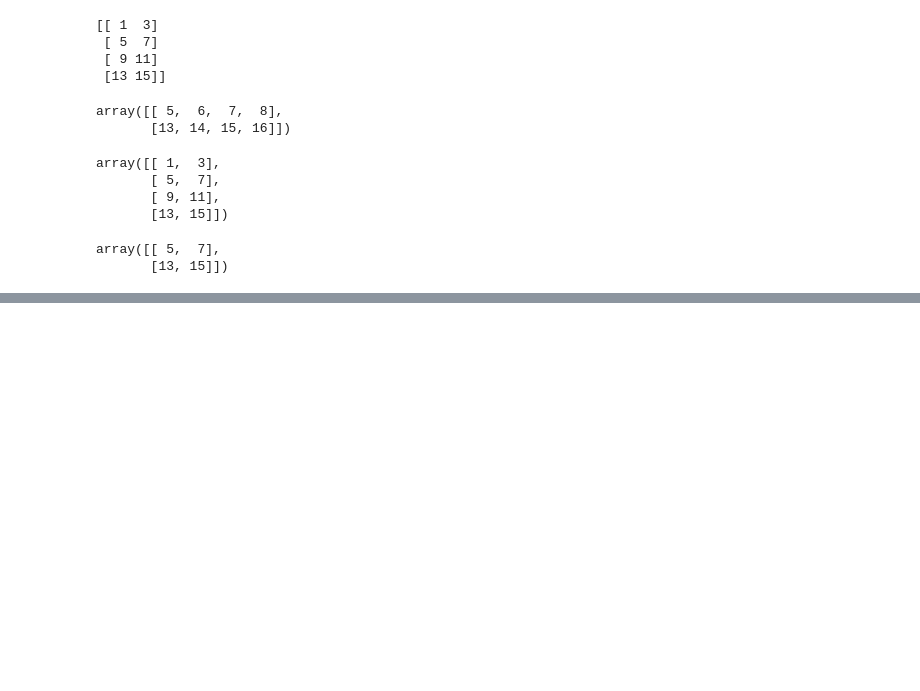
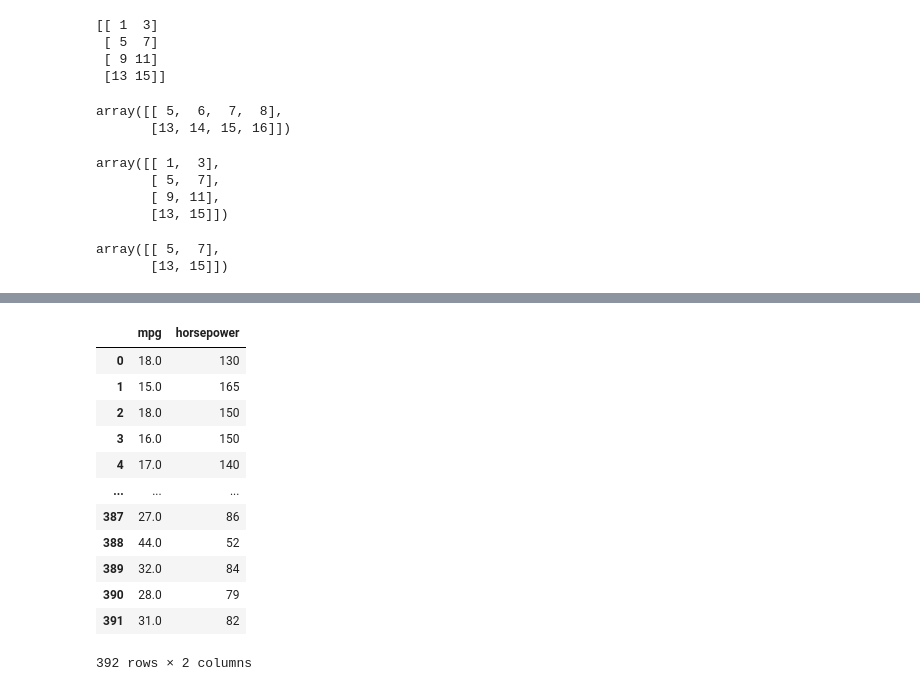
Before and after one commit to rabobahago/Python_ML_Data_Science, a Jupyter notebook: ML_with_python/statistical_learning/introduction_lab.ipynb, the cells around one changed output, grey strips where cells are left out. Drawn from its saved outputs; the diff is of its cells as text; code cells hidden in the pictures; blank space fills up the shorter version.

```diff
--- a/ML_with_python/statistical_learning/introduction_lab.ipynb
+++ b/ML_with_python/statistical_learning/introduction_lab.ipynb
@@ -356,0 +479,16 @@ idx
+# %%
+Auto[['mpg', 'horsepower']]
+# %% [output]
+|  | mpg | horsepower |
+| 0 | 18.0 | 130 |
+| 1 | 15.0 | 165 |
+| 2 | 18.0 | 150 |
+| 3 | 16.0 | 150 |
+| 4 | 17.0 | 140 |
+| ... | ... | ... |
+| 387 | 27.0 | 86 |
+| 388 | 44.0 | 52 |
+| 389 | 32.0 | 84 |
+| 390 | 28.0 | 79 |
+| 391 | 31.0 | 82 |
+392 rows × 2 columns
```
Also changed, not shown: parts of 17 cells of this notebook, 1 other file.
